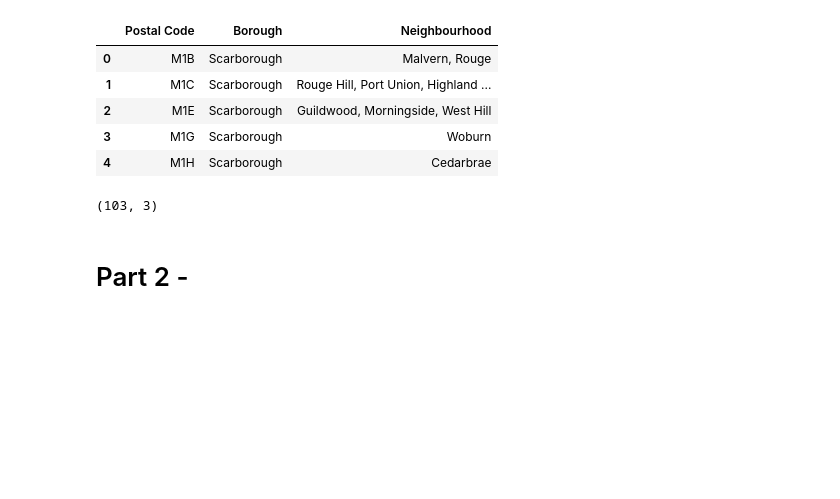
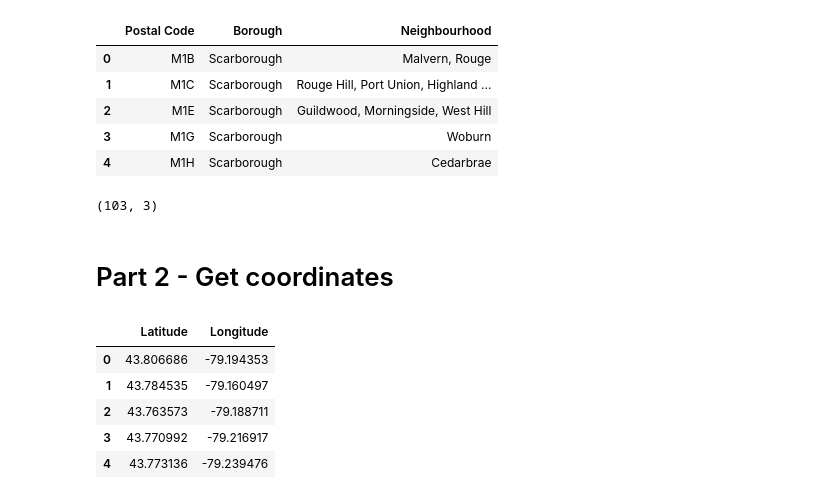
Before and after one commit to ciriux/Coursera_Capstone, a Jupyter notebook: AppliedCapstone_Week2.ipynb, the cells around one changed output. Saved outputs shown, nothing was run; the diff lists cells and outputs as text; code cells hidden in the pictures; blank space fills up the shorter version.

```diff
--- a/AppliedCapstone_Week2.ipynb
+++ b/AppliedCapstone_Week2.ipynb
@@ -90,4 +90,4 @@ df.shape
 # %% [output]
 (103, 3)
 # %% [markdown]
-# Part 2 -
+# Part 2 - Get coordinates
@@ -93,0 +96,22 @@ df.shape
+# %%
+geolocator = Nominatim(user_agent="coursera_project")
+
+locations = []
+location = None
+
+# loop until you get the coordinates
+for code in df['Postal Code'].unique():
+    location = geolocator.geocode("{}, Toronto, Ontario".format(code))
+    if location is None:
+        locations.append([np.nan,np.nan])
+    else:
+        locations.append([location.latitude,location.longitude])
+# %%
+pd.DataFrame(locations, columns=['Latitude','Longitude']).head()
+# %% [output]
+|  | Latitude | Longitude |
+| 0 | 43.806686 | -79.194353 |
+| 1 | 43.784535 | -79.160497 |
+| 2 | 43.763573 | -79.188711 |
+| 3 | 43.770992 | -79.216917 |
+| 4 | 43.773136 | -79.239476 |
```
Also changed, not shown: parts of 8 cells of this notebook, 1 other file.
